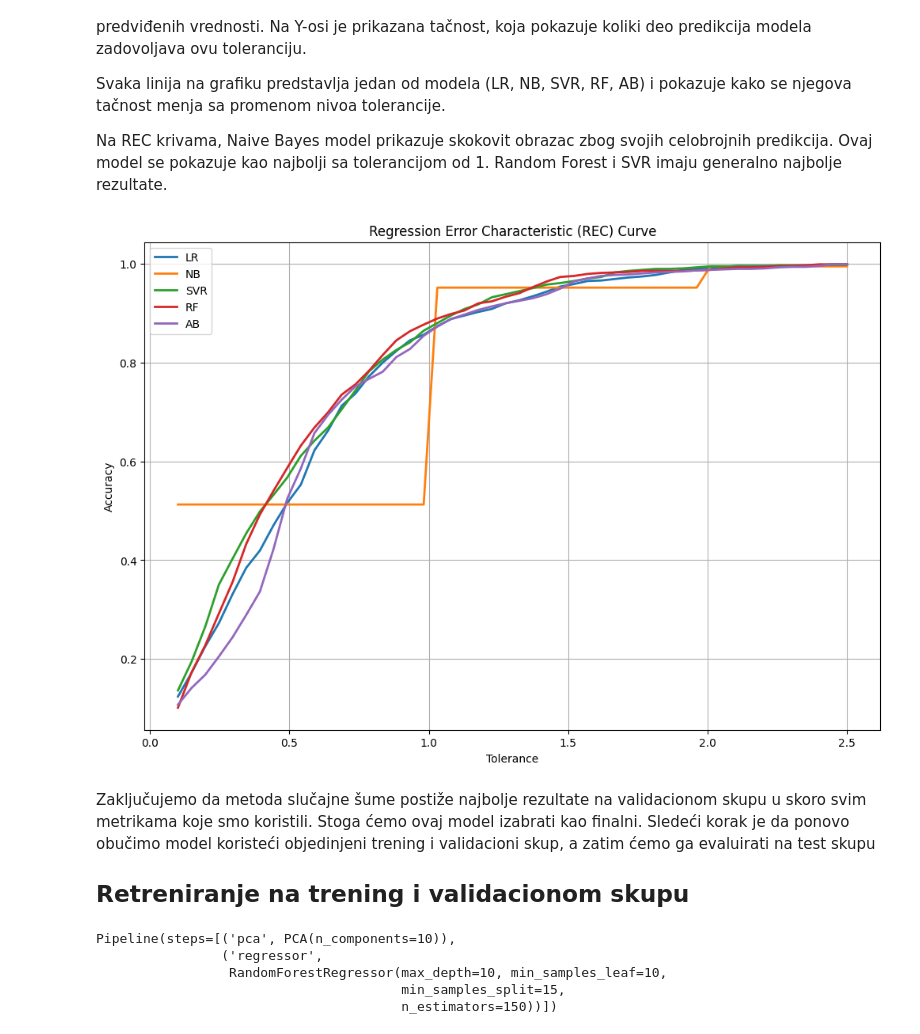
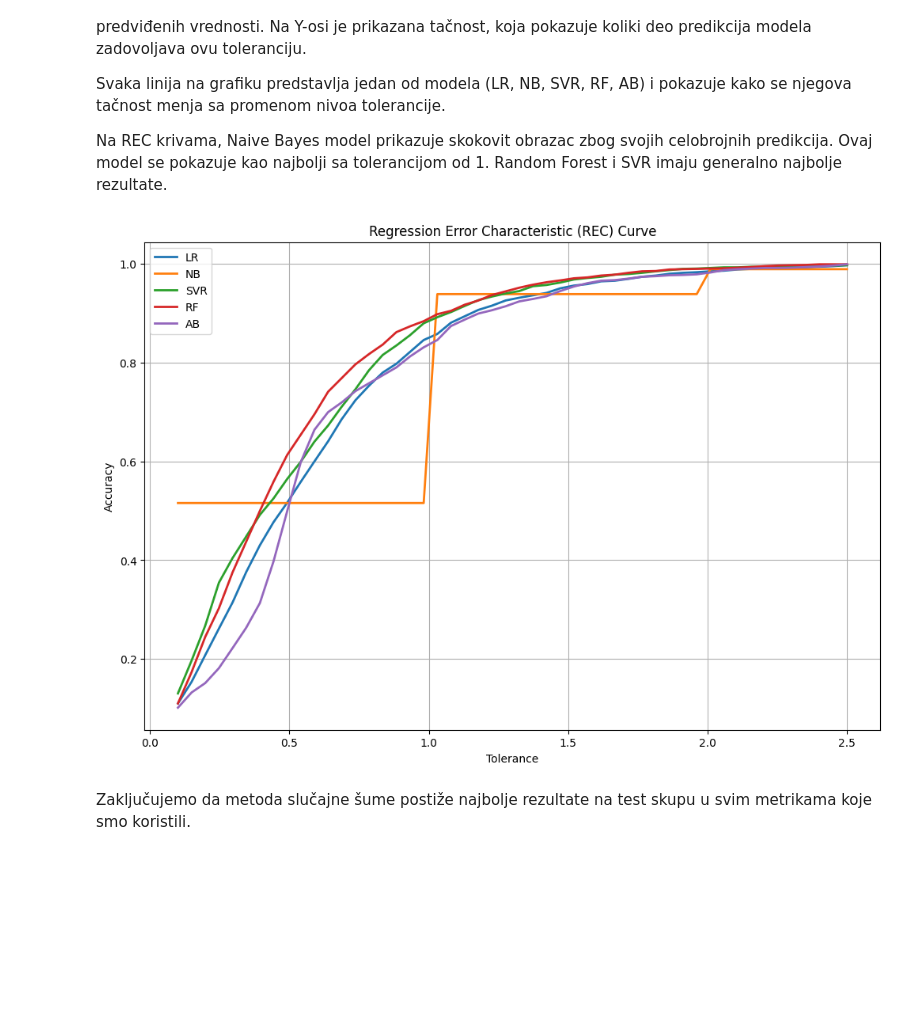
Before and after one commit to isidora00/ML_StudyBuddy, a Jupyter notebook: 01_Wine_Quality.ipynb, the cells around one changed output. Drawn from its saved outputs; the diff is of its cells as text; code cells hidden in the pictures; blank space fills up the shorter version.

```diff
--- a/01_Wine_Quality.ipynb
+++ b/01_Wine_Quality.ipynb
@@ -661,0 +582,2 @@ Vidimo da Random Forest i SVR modeli ima najbolje rezultate po svakoj metrici. R
+# %%
+models = []
@@ -661,0 +626,9 @@ Vidimo da Random Forest i SVR modeli ima najbolje rezultate po svakoj metrici. R
+# %%
+y_test_svr_pred = grid_search_svr.best_estimator_.predict(X_test)
+# Testiranje finalong modela na test skupu
+print("SVR model errors on test set: ")
+models = models + [print_errors(y_test,y_test_svr_pred, 'SVR model')]
+
+model_filename = 'models/models_01/model_svr.pickle'
+with open(model_filename, 'wb') as model_file:
+    pickle.dump(grid_search_svr.best_estimator_, model_file)
@@ -661,0 +646,9 @@ Vidimo da Random Forest i SVR modeli ima najbolje rezultate po svakoj metrici. R
+# %%
+y_test_rf_pred = grid_search_rf.best_estimator_.predict(X_test)
+# Testiranje finalong modela na test skupu
+print("Random forest model errors on test set: ")
+models = models + [print_errors(y_test,y_test_rf_pred, 'Random forest model')]
+
+model_filename = 'models/models_01/model_rf.pickle'
+with open(model_filename, 'wb') as model_file:
+    pickle.dump(grid_search_rf.best_estimator_, model_file)
@@ -661,0 +666,9 @@ Vidimo da Random Forest i SVR modeli ima najbolje rezultate po svakoj metrici. R
+# %%
+y_test_ab_pred = grid_search_ab.best_estimator_.predict(X_test)
+# Testiranje finalong modela na test skupu
+print("AdaBoost model errors on test set: ")
+models = models + [print_errors(y_test,y_test_ab_pred, 'AdaBoost model')]
+
+model_filename = 'models/models_01/model_ab.pickle'
+with open(model_filename, 'wb') as model_file:
+    pickle.dump(grid_search_ab.best_estimator_, model_file)
@@ -712,32 +748,32 @@ Na REC krivama, Naive Bayes model prikazuje skokovit obrazac zbog svojih celobro
 # %%
 def calculate_accuracy_with_tolerance(true_values, predictions, tolerance):
     true_values = np.array(true_values)
     predictions = np.array(predictions)
     return np.mean(np.abs(true_values - predictions) <= tolerance)
 
 tolerances = np.linspace(0.1, 2.5, 50)
-accuracies = [[calculate_accuracy_with_tolerance(y_val, y_val_pred_lr, tol) for tol in tolerances]
-  ,[calculate_accuracy_with_tolerance(y_val, y_val_pred_nb, tol) for tol in tolerances]
-  ,[calculate_accuracy_with_tolerance(y_val, y_val_pred_svr, tol) for tol in tolerances]
-  ,[calculate_accuracy_with_tolerance(y_val, y_val_pred_rf, tol) for tol in tolerances]
-  ,[calculate_accuracy_with_tolerance(y_val, y_val_pred_ab, tol) for tol in tolerances]]
-names = ['LR','NB','SVR','RF','AB']
+accuracies = [
+    [calculate_accuracy_with_tolerance(y_test, y_test_lr_pred, tol) for tol in tolerances],
+    [calculate_accuracy_with_tolerance(y_test, y_test_nb_pred, tol) for tol in tolerances],
+    [calculate_accuracy_with_tolerance(y_test, y_test_svr_pred, tol) for tol in tolerances],
+    [calculate_accuracy_with_tolerance(y_test, y_test_rf_pred, tol) for tol in tolerances],
+    [calculate_accuracy_with_tolerance(y_test, y_test_ab_pred, tol) for tol in tolerances]
+]
+names = ['LR', 'NB', 'SVR', 'RF', 'AB']
 
 # Plot REC Curve for all models
 plt.figure(figsize=(12, 8))
 
 for i in range(5):
     plt.plot(tolerances, accuracies[i], lw=2, label=names[i])
 
 plt.xlabel('Tolerance')
 plt.ylabel('Accuracy')
 plt.title('Regression Error Characteristic (REC) Curve')
 plt.grid(True)
 plt.legend()
 plt.show()
 # %% [output]
-[figure, old version]
+[figure, new version]
 # %% [markdown]
-Zaključujemo da metoda slučajne šume postiže najbolje rezultate na validacionom skupu u skoro svim metrikama koje smo koristili. Stoga ćemo ovaj model izabrati kao finalni. Sledeći korak je da ponovo obučimo model koristeći objedinjeni trening i validacioni skup, a zatim ćemo ga evaluirati na test skupu
-
-## Retreniranje na trening i validacionom skupu
+Zaključujemo da metoda slučajne šume postiže najbolje rezultate na test skupu u svim metrikama koje smo koristili.
@@ -749,19 +779,0 @@ X_test = final_scaler.transform(X_test)
-# %%
-# Retreniranje najboljeg modela koristeci uniju skupova za trening i validaciju
-best_model = grid_search_rf
-pca = PCA(n_components=best_model.best_params_['pca__n_components'])
-regressor = RandomForestRegressor(n_estimators = best_model.best_params_['regressor__n_estimators'], max_depth = best_model.best_params_['regressor__max_depth'],
-                                  min_samples_split=best_model.best_params_['regressor__min_samples_split'],min_samples_leaf = best_model.best_params_['regressor__min_samples_leaf'])
-# Hiperparametri
-pipeline_final = Pipeline([
-    ('pca', pca),
-    ('regressor', regressor)
-])
-
-pipeline_final.fit(X_train_validation,y_train_validation)
-# %% [output]
-Pipeline(steps=[('pca', PCA(n_components=10)),
-                ('regressor',
-                 RandomForestRegressor(max_depth=10, min_samples_leaf=10,
-                                       min_samples_split=15,
-                                       n_estimators=150))])
```
Also changed, not shown: parts of 90 cells of this notebook.
